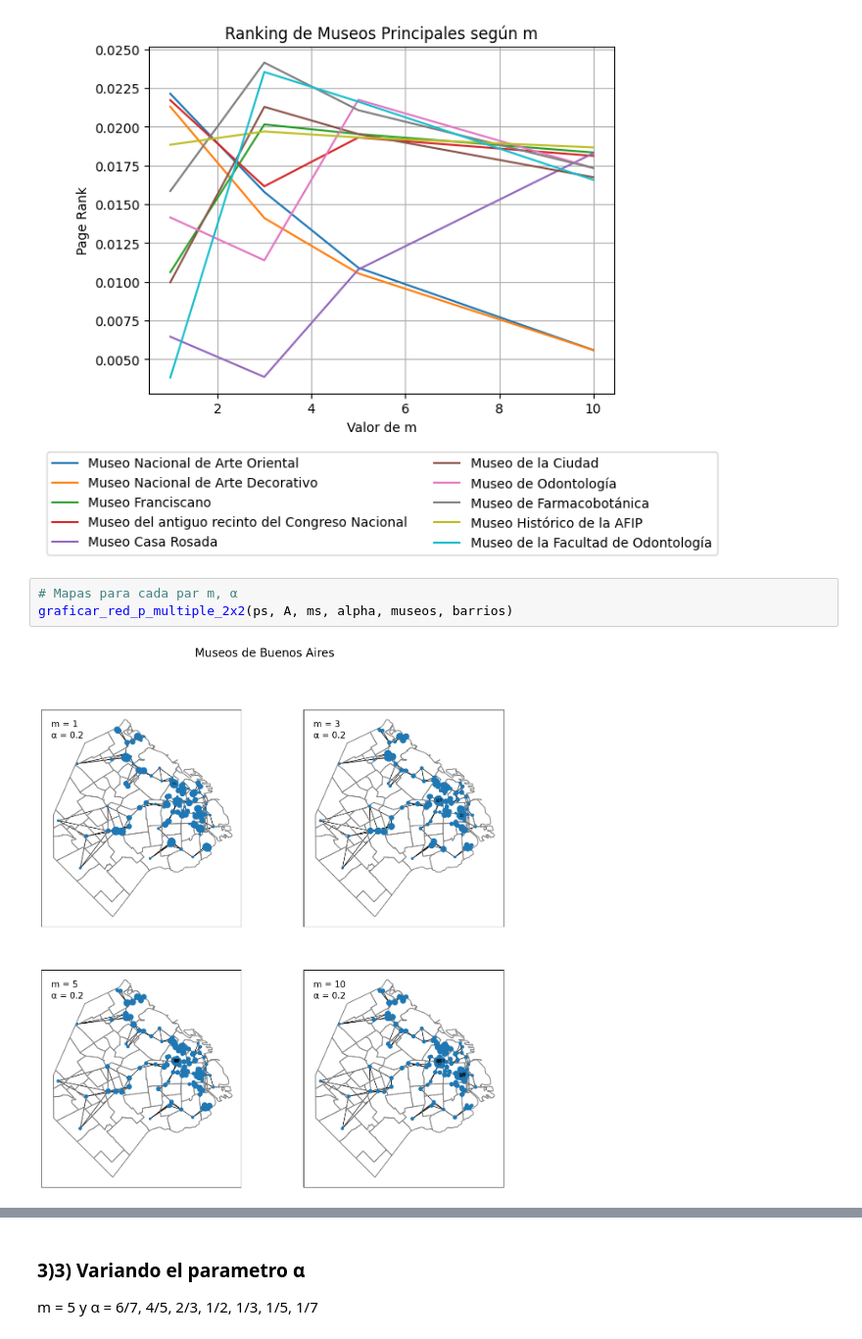
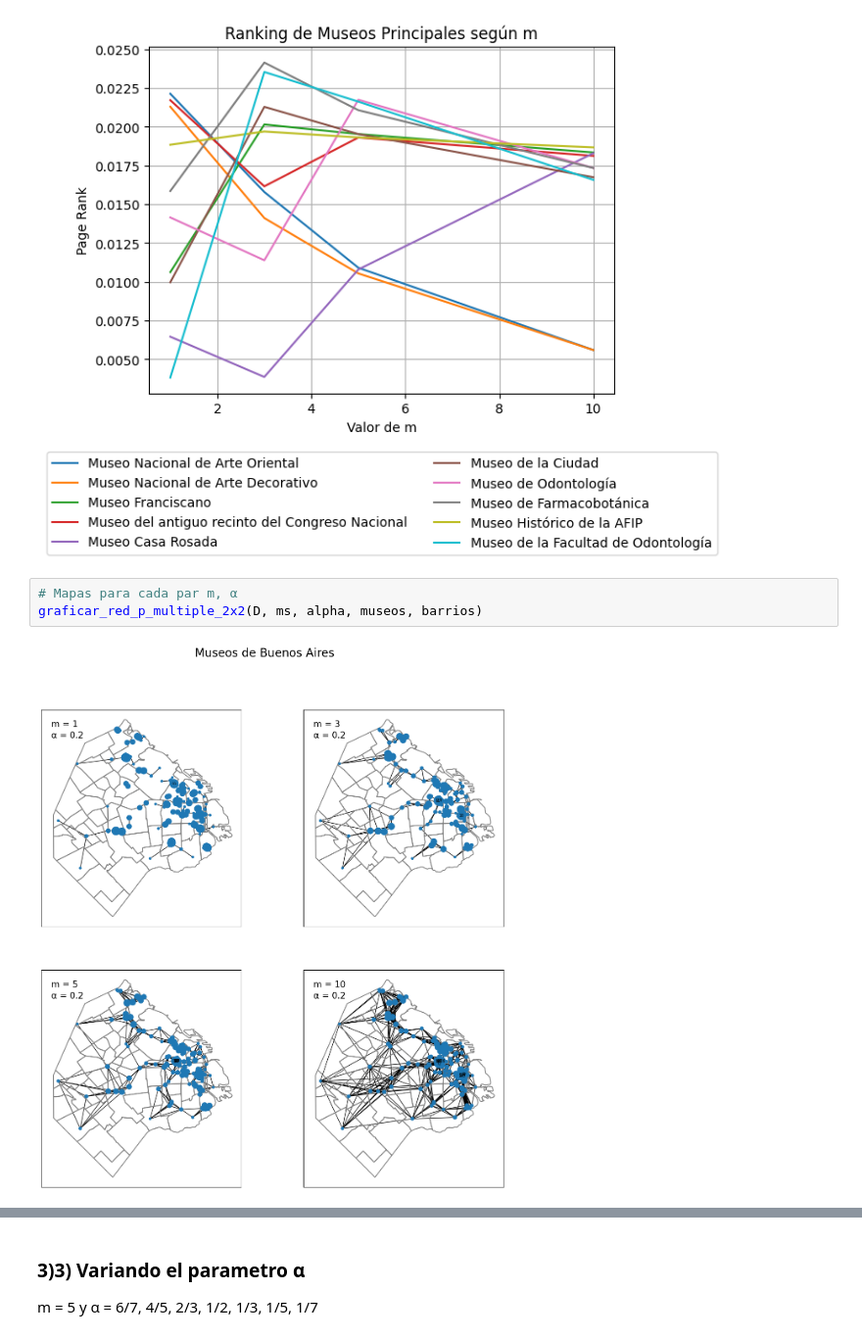
Before and after one commit to nicocarrasco703/alc-tps-1c2025, a Jupyter notebook: TP 2/source/TP2_template.ipynb, the cells around one changed output, grey strips where cells are left out. Shown at 98% size. Cells and saved outputs as stored; diff of their text form.

```diff
--- a/TP 2/source/TP2_template.ipynb
+++ b/TP 2/source/TP2_template.ipynb
@@ -245,6 +248,6 @@ graficar_museos_principales_por_M(ps, ms)
 [figure]
 # %%
 # Mapas para cada par m, α
-graficar_red_p_multiple_2x2(ps, A, ms, alpha, museos, barrios)
+graficar_red_p_multiple_2x2(D, ms, alpha, museos, barrios)
 # %% [output]
-[figure, old version]
+[figure, new version]
```
Also changed, not shown: parts of 2 cells of this notebook, 1 other file.
